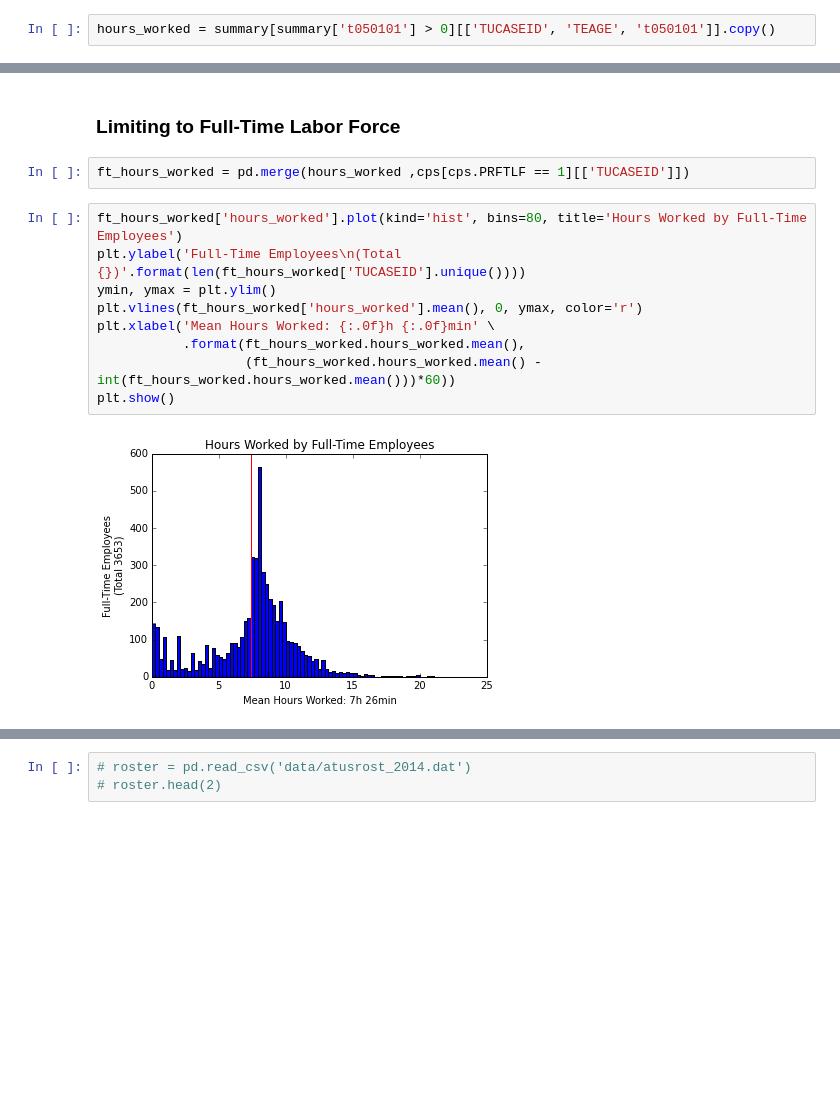
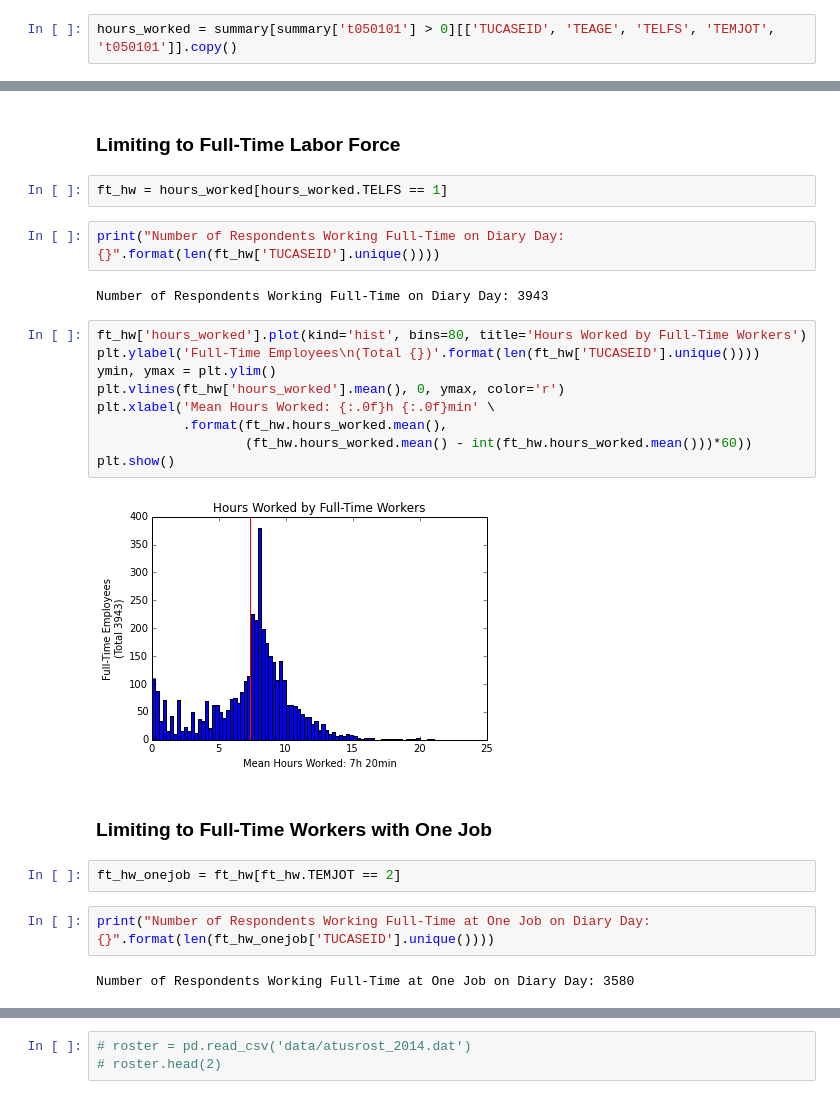
Before and after one commit to ahartz1/atus-analysis, a Jupyter notebook: atus-analysis.ipynb, the cells around one changed output, grey strips where cells are left out. Drawn from its saved outputs; the diff is of its cells as text; blank space fills up the shorter version.

```diff
--- a/atus-analysis.ipynb
+++ b/atus-analysis.ipynb
@@ -513,3 +518,3 @@ The sample size of this group is too small to draw any conclusions, but it is in
 I am interested in finding out more about amount of time spent working in regard to age generally, and then specifically for computer programmers.
 # %%
-hours_worked = summary[summary['t050101'] > 0][['TUCASEID', 'TEAGE', 't050101']].copy()
+hours_worked = summary[summary['t050101'] > 0][['TUCASEID', 'TEAGE', 'TELFS', 'TEMJOT', 't050101']].copy()
@@ -528,16 +537,28 @@ plt.show()
 [figure]
 # %% [markdown]
 ### Limiting to Full-Time Labor Force
-# %%
-ft_hours_worked = pd.merge(hours_worked ,cps[cps.PRFTLF == 1][['TUCASEID']])
+# %%
+ft_hw = hours_worked[hours_worked.TELFS == 1]
+# %%
+print("Number of Respondents Working Full-Time on Diary Day: {}".format(len(ft_hw['TUCASEID'].unique())))
+# %% [output]
+Number of Respondents Working Full-Time on Diary Day: 3943
 # %%
-ft_hours_worked['hours_worked'].plot(kind='hist', bins=80, title='Hours Worked by Full-Time Employees')
-plt.ylabel('Full-Time Employees\n(Total {})'.format(len(ft_hours_worked['TUCASEID'].unique())))
+ft_hw['hours_worked'].plot(kind='hist', bins=80, title='Hours Worked by Full-Time Workers')
+plt.ylabel('Full-Time Employees\n(Total {})'.format(len(ft_hw['TUCASEID'].unique())))
 ymin, ymax = plt.ylim()
-plt.vlines(ft_hours_worked['hours_worked'].mean(), 0, ymax, color='r')
+plt.vlines(ft_hw['hours_worked'].mean(), 0, ymax, color='r')
 plt.xlabel('Mean Hours Worked: {:.0f}h {:.0f}min' \
-           .format(ft_hours_worked.hours_worked.mean(),
-                   (ft_hours_worked.hours_worked.mean() - int(ft_hours_worked.hours_worked.mean()))*60))
+           .format(ft_hw.hours_worked.mean(),
+                   (ft_hw.hours_worked.mean() - int(ft_hw.hours_worked.mean()))*60))
 plt.show()
 # %% [output]
-[figure, old version]
+[figure, new version]
+# %% [markdown]
+### Limiting to Full-Time Workers with One Job
+# %%
+ft_hw_onejob = ft_hw[ft_hw.TEMJOT == 2]
+# %%
+print("Number of Respondents Working Full-Time at One Job on Diary Day: {}".format(len(ft_hw_onejob['TUCASEID'].unique())))
+# %% [output]
+Number of Respondents Working Full-Time at One Job on Diary Day: 3580
```
Also changed, not shown: parts of 8 cells of this notebook.
